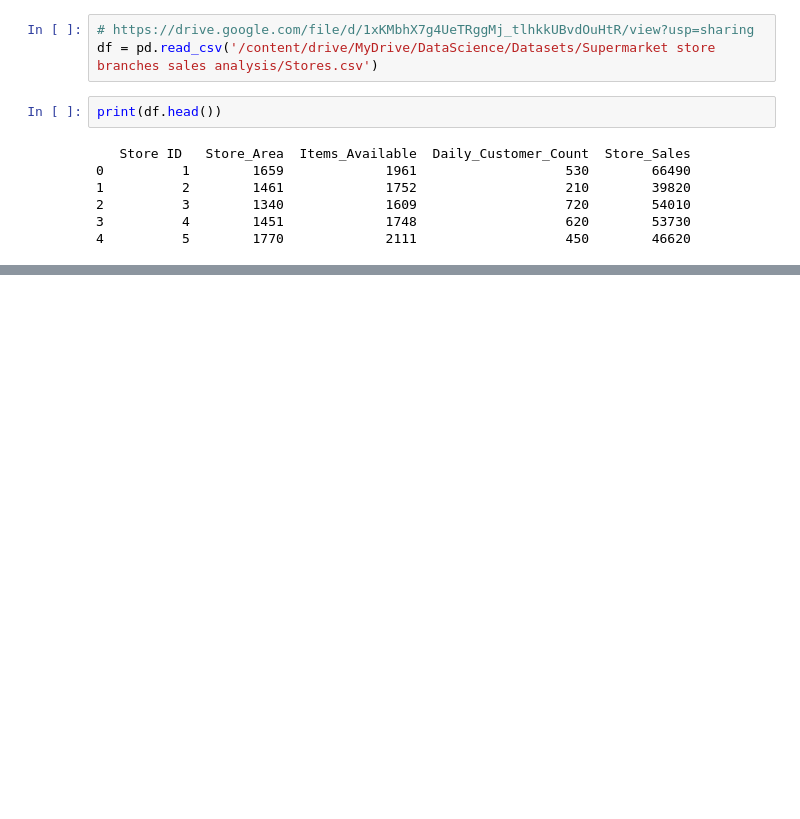
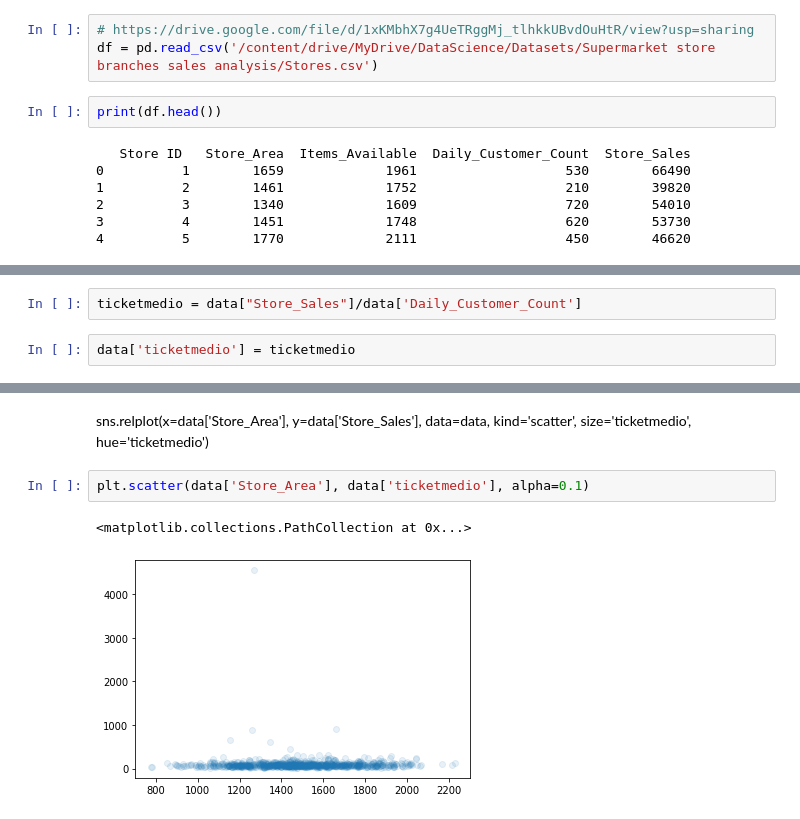
Before and after one commit to vinigm/Portfolio, a Jupyter notebook: 1_Supermarket.ipynb, the cells around one changed output, grey strips where cells are left out. Drawn from its saved outputs; the diff is of its cells as text; blank space fills up the shorter version.

```diff
--- a/1_Supermarket.ipynb
+++ b/1_Supermarket.ipynb
@@ -24,0 +76,4 @@ print(df.head())
+# %%
+ticketmedio = data["Store_Sales"]/data['Daily_Customer_Count']
+# %%
+data['ticketmedio'] = ticketmedio
@@ -24,0 +89,12 @@ print(df.head())
+# %% [markdown]
+sns.relplot(x=data['Store_Area'],
+            y=data['Store_Sales'],
+            data=data,
+            kind='scatter',
+            size='ticketmedio',
+            hue='ticketmedio')
+# %%
+plt.scatter(data['Store_Area'], data['ticketmedio'], alpha=0.1)
+# %% [output]
+<matplotlib.collections.PathCollection at 0x...>
+[figure, added]
```
Also changed, not shown: parts of 8 cells of this notebook.
